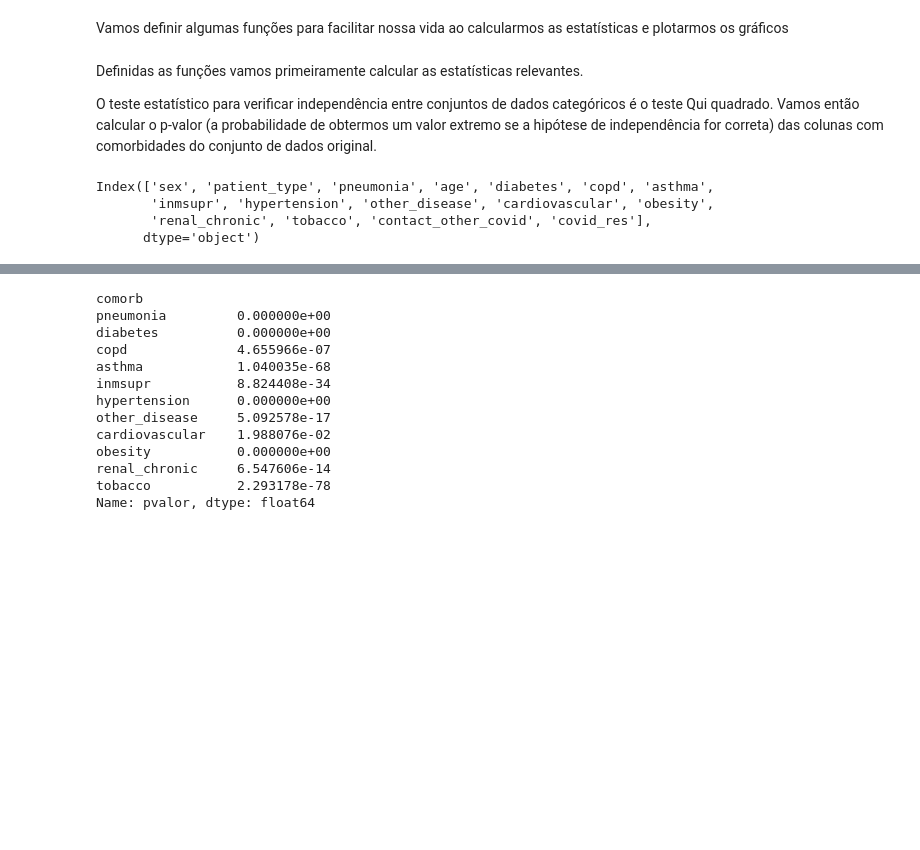
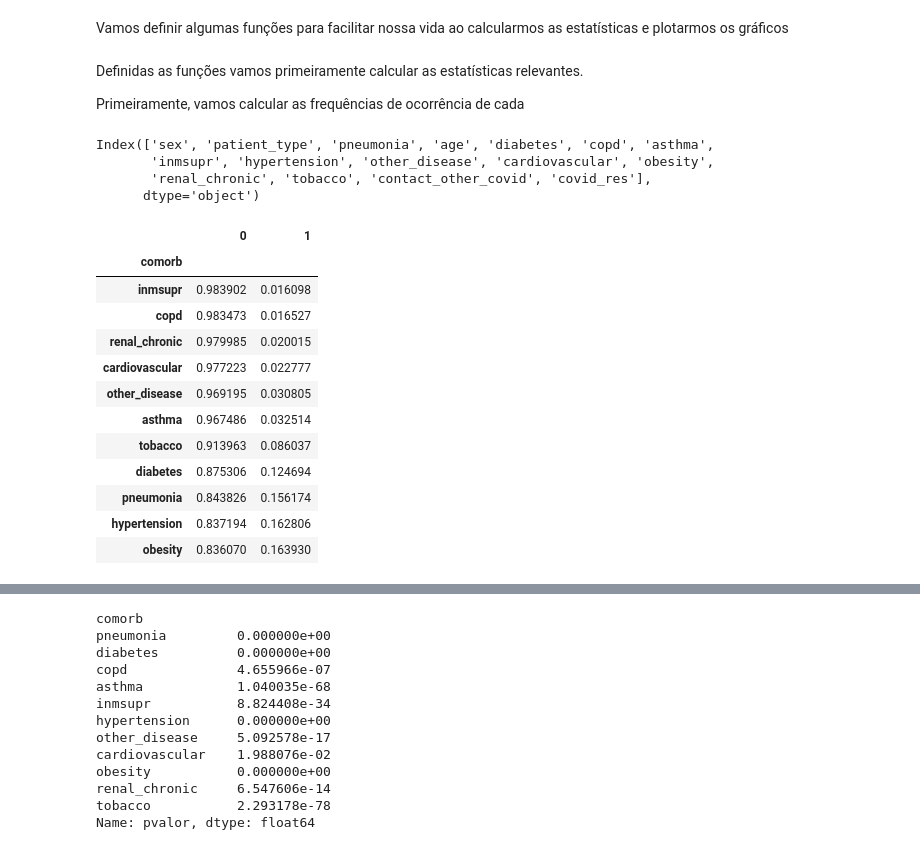
Before and after one commit to flimao/modelos-covid, a Jupyter notebook: notebooks_exploration/2-eda.ipynb, the cells around one changed output, grey strips where cells are left out. Saved outputs shown, nothing was run; the diff lists cells and outputs as text; code cells hidden in the pictures; blank space fills up the shorter version.

Commit message:
Adicionar análise para exclusão de comorbidades

```diff
--- a/notebooks_exploration/2-eda.ipynb
+++ b/notebooks_exploration/2-eda.ipynb
@@ -428,10 +428,10 @@ def plot_heatmap_contingencia(
     plt.show()
 
     return fig
-# %% [markdown]
-Definidas as funções vamos primeiramente calcular as estatísticas relevantes.
-
-O teste estatístico para verificar independência entre conjuntos de dados categóricos é o teste Qui quadrado. Vamos então calcular o p-valor (a probabilidade de obtermos um valor extremo se a hipótese de independência for correta) das colunas com comorbidades do conjunto de dados original.
+# %% [markdown]
+Definidas as funções vamos primeiramente calcular as estatísticas relevantes.
+
+Primeiramente, vamos calcular as frequências de ocorrência de cada
 # %%
 covid.columns
 # %% [output]
@@ -439,3 +439,30 @@ Index(['sex', 'patient_type', 'pneumonia', 'age', 'diabetes', 'copd', 'asthma',
        'inmsupr', 'hypertension', 'other_disease', 'cardiovascular', 'obesity',
        'renal_chronic', 'tobacco', 'contact_other_covid', 'covid_res'],
       dtype='object')
+# %%
+todas_comorbs = ['pneumonia', 'diabetes', 'copd', 'asthma', 'inmsupr',
+    'hypertension', 'other_disease', 'cardiovascular', 'obesity', 'renal_chronic', 'tobacco'
+]
+
+comorbs_freqs = pd.DataFrame([], columns = todas_comorbs)
+
+for comorb in comorbs_freqs:
+    comorbs_freqs[comorb] = covid[comorb].value_counts(normalize = True)
+
+comorbs_freqs = comorbs_freqs.transpose().sort_values(by = 0, ascending = False)
+comorbs_freqs.index.name = 'comorb'
+comorbs_freqs
+# %% [output]
+|  | 0 | 1 |
+| comorb |  |  |
+| inmsupr | 0.983902 | 0.016098 |
+| copd | 0.983473 | 0.016527 |
+| renal_chronic | 0.979985 | 0.020015 |
+| cardiovascular | 0.977223 | 0.022777 |
+| other_disease | 0.969195 | 0.030805 |
+| asthma | 0.967486 | 0.032514 |
+| tobacco | 0.913963 | 0.086037 |
+| diabetes | 0.875306 | 0.124694 |
+| pneumonia | 0.843826 | 0.156174 |
+| hypertension | 0.837194 | 0.162806 |
+| obesity | 0.836070 | 0.163930 |
```
Also changed, not shown: parts of 8 cells of this notebook.
